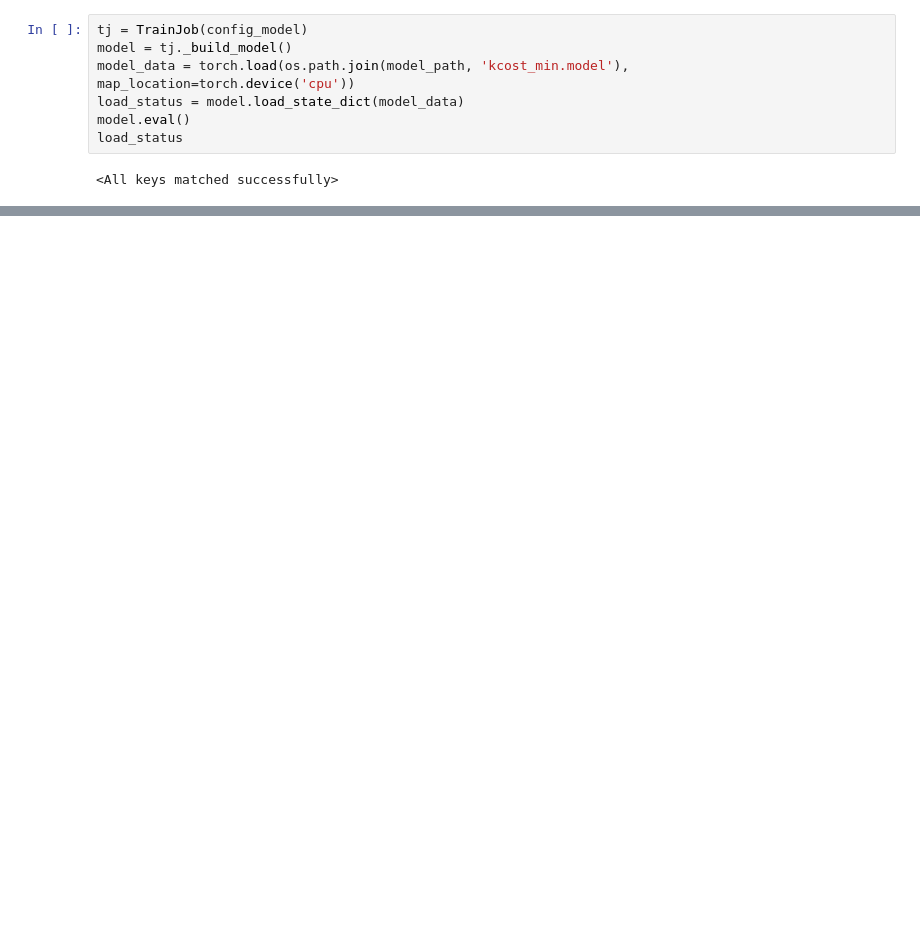
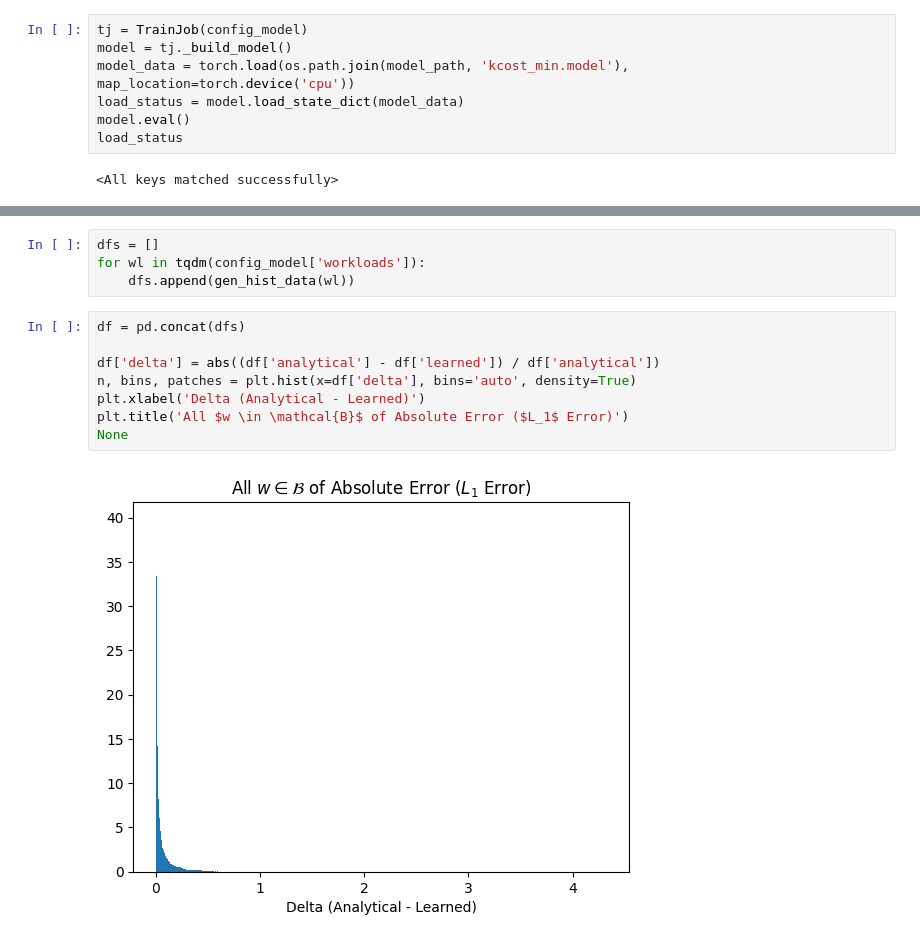
Before and after one commit to ephoris/endure-jupyter, a Jupyter notebook: model-notebooks/model-opt.ipynb, the cells around one changed output, grey strips where cells are left out. Cells and saved outputs as stored; diff of their text form; blank space fills up the shorter version.

```diff
--- a/model-notebooks/model-opt.ipynb
+++ b/model-notebooks/model-opt.ipynb
@@ -185,0 +216,14 @@ None
+# %%
+dfs = []
+for wl in tqdm(config_model['workloads']):
+    dfs.append(gen_hist_data(wl))
+# %%
+df = pd.concat(dfs)
+
+df['delta'] = abs((df['analytical'] - df['learned']) / df['analytical'])
+n, bins, patches = plt.hist(x=df['delta'], bins='auto', density=True)
+plt.xlabel('Delta (Analytical - Learned)')
+plt.title('All $w \in \mathcal{B}$ of Absolute Error ($L_1$ Error)')
+None
+# %% [output]
+[figure, added]
```
Also changed, not shown: parts of 18 cells of this notebook, 2 other files.
